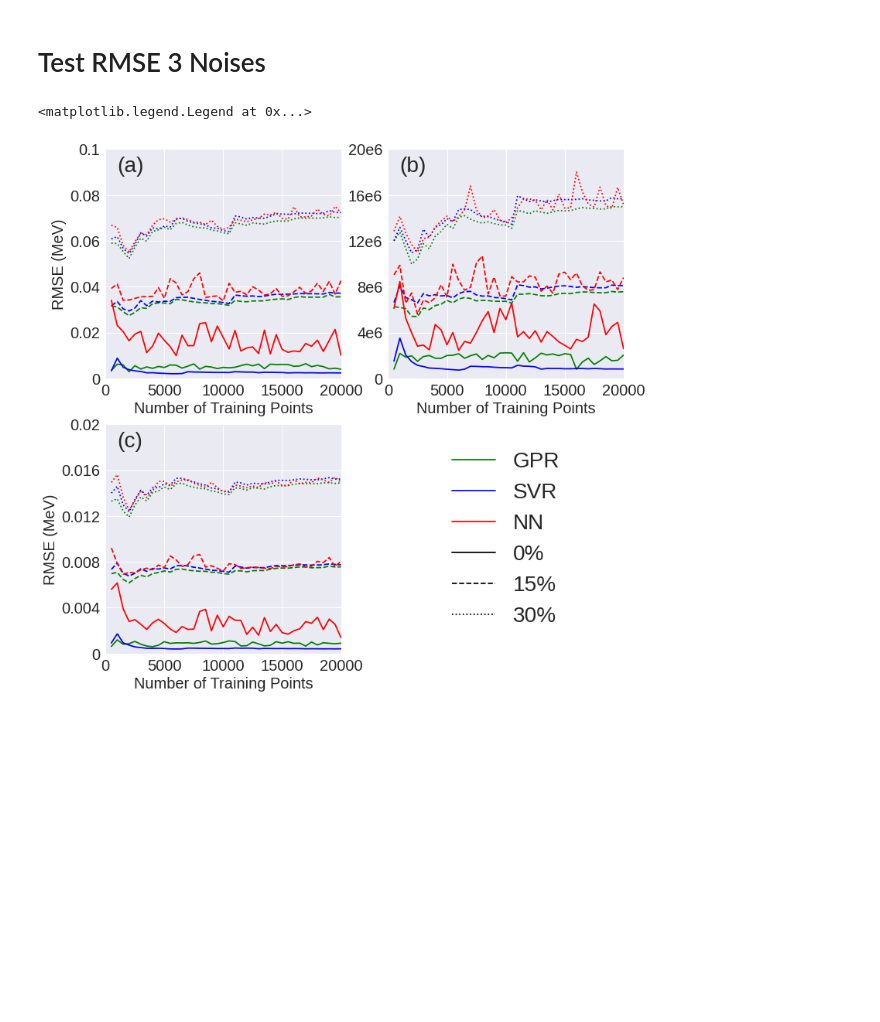
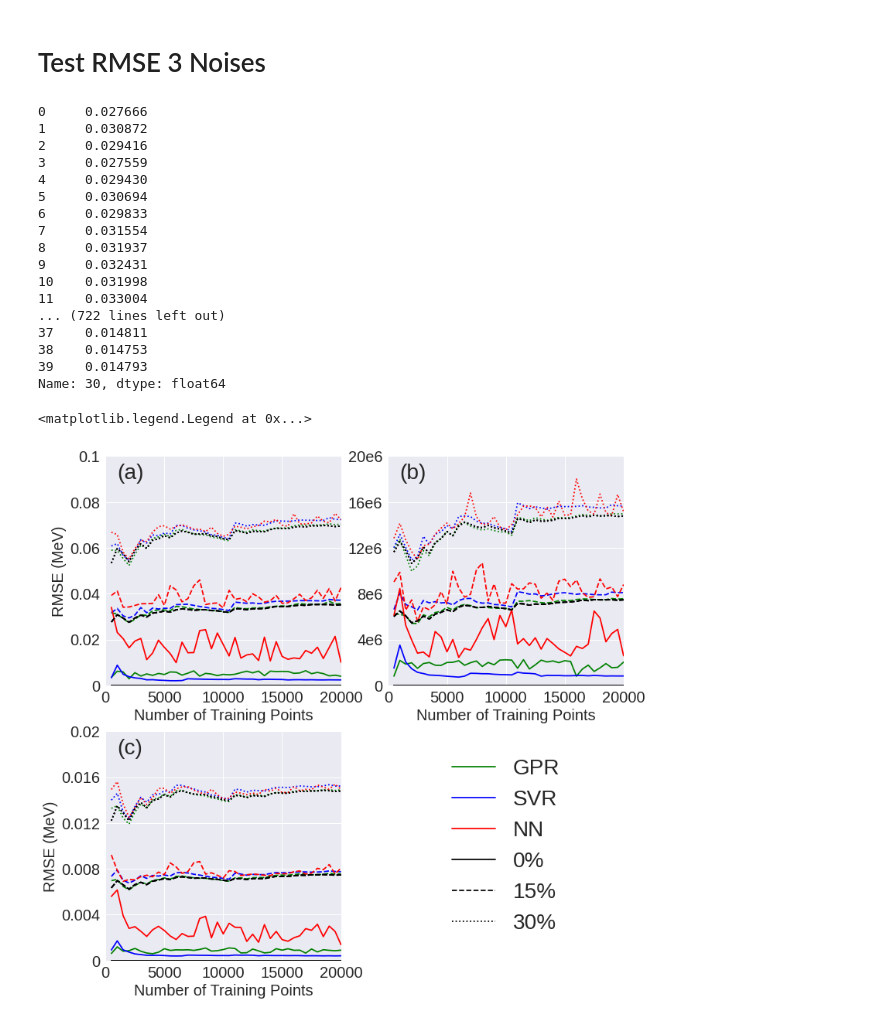
Before and after one commit to adi-devv/desai-fuchs-ml-v2, a Jupyter notebook: training/Comparisons.ipynb, the cells around one changed output. Drawn from its saved outputs; the diff is of its cells as text; code cells hidden in the pictures; blank space fills up the shorter version.

Commit message:
Added Baseline error calculations

```diff
--- a/training/Comparisons.ipynb
+++ b/training/Comparisons.ipynb
@@ -21,6 +21,11 @@ if not os.path.exists('plots'):
     os.mkdir('plots')
 
 dfs = np.array([[None]*7 for i in range(3)])
+base_pct_dfs = [None, None, None]
+base_mse_dfs = [None, None, None]
+for k in range(3):
+    base_pct_dfs[k] = pd.read_csv(f'../datasets/base_error/{energies_abbrev[k]}_pct_err.csv')
+    base_mse_dfs[k] = pd.read_csv(f'../datasets/base_error/{energies_abbrev[k]}_mse_err.csv')
 
 for i, model in enumerate(models):
     for j, noise in enumerate(noises):
@@ -127,6 +133,7 @@ SyntaxError: invalid syntax (3066738892.py, line 2)
 # RMSE vs Noise
 # %%
 point_idx = 3
+foo = ['(a)', '(b)', '(c)']
 print(train_points[point_idx])
 ylims = [0.08, 16e6, 0.016]
 yticks_arr = [[0, 0.02, 0.04, 0.06, 0.08], ['0', '4e6', '8e6', '12e6', '16e6'], [0, 4e-3, 8e-3, 12e-3, 16e-3]]
@@ -205,37 +212,59 @@ for k, energy in enumerate(energies_abbrev):
             if noise == 0:
                 #y1 = np.sqrt(dfs[i, j][f'train_mse_{energy}'])
                 y1 = np.sqrt(dfs[i, j][f'test_mse_noisy_{energy}'])
+                y2 = np.sqrt(base_mse_dfs[k][str(noises[j])])
                 ax[idx1, idx2].plot(train_points, y1, c=colors[i], linestyle = modelLineStyles[map[j]], label=model.upper())
+                ax[idx1, idx2].plot(train_points, y2, c='k', linestyle = modelLineStyles[map[j]])
             elif noise == 15 or noise == 30:
                 y1 = np.sqrt(dfs[i, j][f'test_mse_noisy_{energy}'])
+                y2 = np.sqrt(base_mse_dfs[k][str(noises[j])])
+                print(y2)
                 ax[idx1, idx2].plot(train_points, y1, c=colors[i], linestyle = modelLineStyles[map[j]])
+                ax[idx1, idx2].plot(train_points, y2, c='k', linestyle = modelLineStyles[map[j]])
 
     ax[idx1, idx2].set_xticks([0, 5000, 10000, 15000, 20000])
     ax[idx1, idx2].set_xticklabels([0, 5000, 10000, 15000, 20000], fontsize=tick_font)
     ax[idx1, idx2].set_xlim([0, 20000])
     ax[idx1, idx2].set_xlabel('Number of Training Points', fontsize=tick_font)
     ax[idx1, idx2].set_yticks(np.linspace(0, ylims[k], 6))
     ax[idx1, idx2].set_yticklabels(yticks_arr[k],fontsize=tick_font)
     ax[idx1, idx2].set_ylim([0, ylims[k]])
     ax[idx1, idx2].text(1000, ylims[k]*.9, foo[k], fontsize=label_font)
 ax[0, 0].set_ylabel('RMSE (MeV)', fontsize=tick_font)
 ax[1, 0].set_ylabel('RMSE (MeV)', fontsize=tick_font)
 
 # Create Line2D instances for the legend
 solid_line = mlines.Line2D([], [], color='black', linestyle='-', label='0%')
 dashed_line = mlines.Line2D([], [], color='black', linestyle='--', label='15%')
 dotted_line = mlines.Line2D([], [], color='black', linestyle=':', label='30%')
 
 # Add the custom legend to the subplot
 ax[1, 1].legend(handles=[solid_line, dashed_line, dotted_line], loc='center', fontsize=label_font)
 ax[1, 1].axis('off')
 handles, labels = ax[0,0].get_legend_handles_labels()  # Get the handles and labels from the first subplot
 handles = handles + [solid_line, dashed_line, dotted_line]
 labels = labels + ['0%', '15%', '30%']
 ax[1, 1].legend(handles, labels, loc='center', fontsize = label_font)
     #fig.savefig('plots/test_rmse_3levels_{}'.format(energies_abbrev[k]))
 #ax[0].set_title(f'points = {train_points[point_idx]}', fontsize=label_font)
 #fig.savefig('plots/test_rmse_3levels.png')
 # %% [output]
-<matplotlib.legend.Legend at 0x...>
+0     0.027666
+1     0.030872
+2     0.029416
+3     0.027559
+4     0.029430
+5     0.030694
+6     0.029833
+7     0.031554
+8     0.031937
+9     0.032431
+10    0.031998
+11    0.033004
+... (722 lines left out)
+37    0.014811
+38    0.014753
+39    0.014793
+Name: 30, dtype: float64
+<matplotlib.legend.Legend at 0x...>
-[figure, old version]
+[figure, new version]
```
Also changed, not shown: parts of 1 cell of this notebook, 7 other files.
